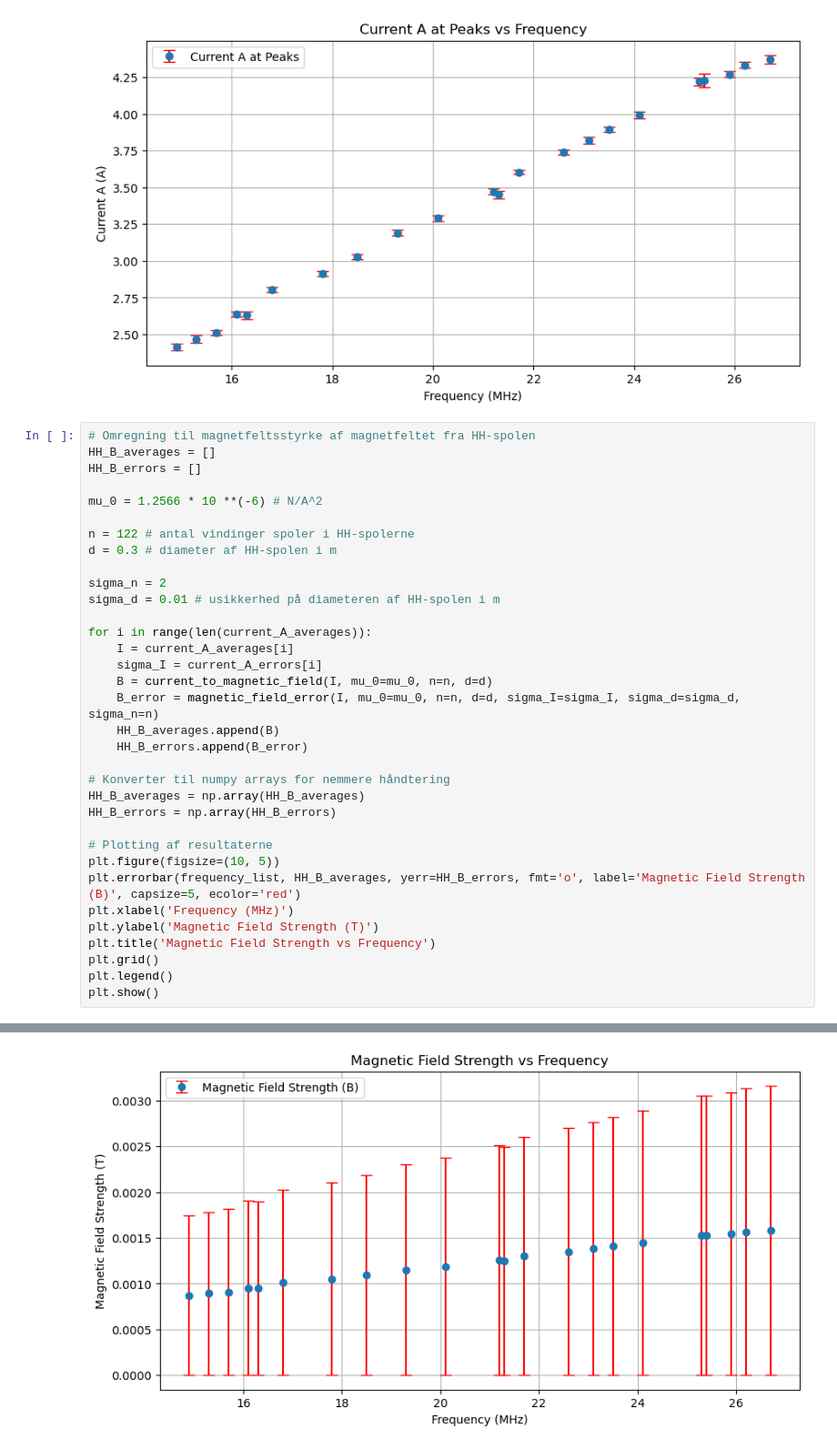
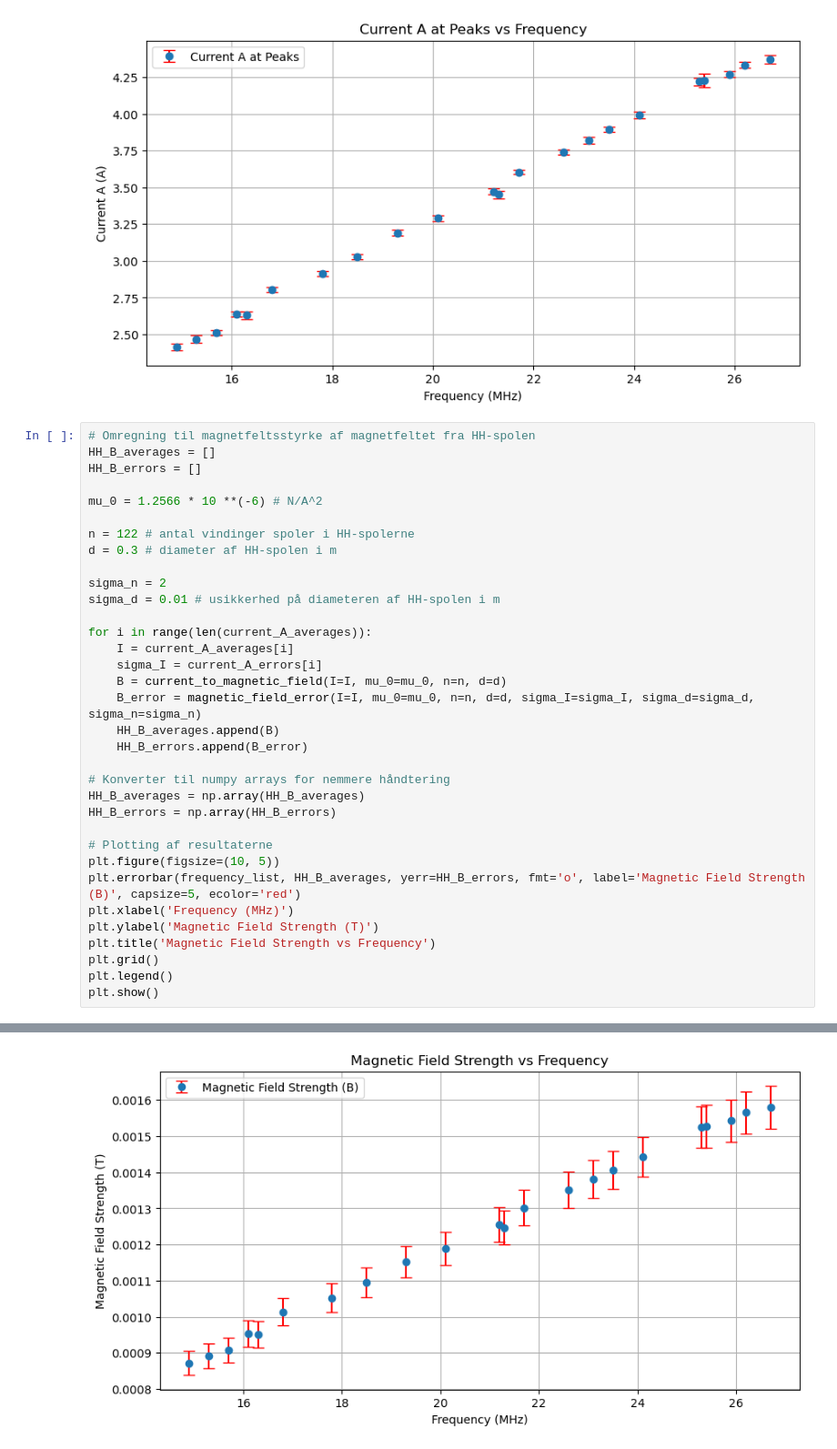
Before and after one commit to Focus9752/Kvant2-lab, a Jupyter notebook: dataanalyse.ipynb, the cells around one changed output, grey strips where cells are left out. Shown at 91% size. Saved outputs shown, nothing was run; the diff lists cells and outputs as text.

```diff
--- a/dataanalyse.ipynb
+++ b/dataanalyse.ipynb
@@ -247,8 +247,8 @@ sigma_d = 0.01 # usikkerhed på diameteren af HH-spolen i m
 for i in range(len(current_A_averages)):
     I = current_A_averages[i]
     sigma_I = current_A_errors[i]
-    B = current_to_magnetic_field(I, mu_0=mu_0, n=n, d=d)
-    B_error = magnetic_field_error(I, mu_0=mu_0, n=n, d=d, sigma_I=sigma_I, sigma_d=sigma_d, sigma_n=n)
+    B = current_to_magnetic_field(I=I, mu_0=mu_0, n=n, d=d)
+    B_error = magnetic_field_error(I=I, mu_0=mu_0, n=n, d=d, sigma_I=sigma_I, sigma_d=sigma_d, sigma_n=sigma_n)
     HH_B_averages.append(B)
     HH_B_errors.append(B_error)
 
@@ -269 +286 @@ plt.show()
-[figure, old version]
+[figure, new version]
```
Also changed, not shown: parts of 1 cell of this notebook.
